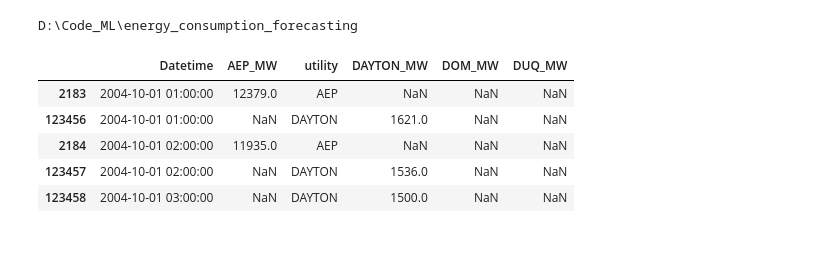
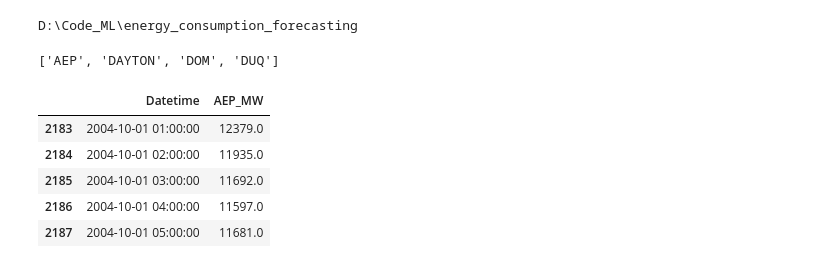
Before and after one commit to tejasaron/Code_ML, a Jupyter notebook: energy_consumption_forecasting/notebooks/eda_energy_consumption.ipynb, the cells around one changed output. Saved outputs shown, nothing was run; the diff lists cells and outputs as text; code cells hidden in the pictures.

```diff
--- a/energy_consumption_forecasting/notebooks/eda_energy_consumption.ipynb
+++ b/energy_consumption_forecasting/notebooks/eda_energy_consumption.ipynb
@@ -14,12 +14,18 @@ from src.data.load_data import load_raw_data
 # %%
 folder_path = "D:/Code_ML/energy_consumption_forecasting/src/data/raw"
 # %%
-df = load_raw_data(Path(folder_path))
-df.head()
+utility_data = load_raw_data(Path(folder_path))
+
+list(utility_data.keys())
 # %% [output]
-|  | Datetime | AEP_MW | utility | DAYTON_MW | DOM_MW | DUQ_MW |
-| 2183 | 2004-10-01 01:00:00 | 12379.0 | AEP | NaN | NaN | NaN |
-| 123456 | 2004-10-01 01:00:00 | NaN | DAYTON | 1621.0 | NaN | NaN |
-| 2184 | 2004-10-01 02:00:00 | 11935.0 | AEP | NaN | NaN | NaN |
-| 123457 | 2004-10-01 02:00:00 | NaN | DAYTON | 1536.0 | NaN | NaN |
-| 123458 | 2004-10-01 03:00:00 | NaN | DAYTON | 1500.0 | NaN | NaN |
+['AEP', 'DAYTON', 'DOM', 'DUQ']
+# %%
+df = utility_data["AEP"]
+df.head()
+# %% [output]
+|  | Datetime | AEP_MW |
+| 2183 | 2004-10-01 01:00:00 | 12379.0 |
+| 2184 | 2004-10-01 02:00:00 | 11935.0 |
+| 2185 | 2004-10-01 03:00:00 | 11692.0 |
+| 2186 | 2004-10-01 04:00:00 | 11597.0 |
+| 2187 | 2004-10-01 05:00:00 | 11681.0 |
```
Also changed, not shown: parts of 11 cells of this notebook, 1 other file.
